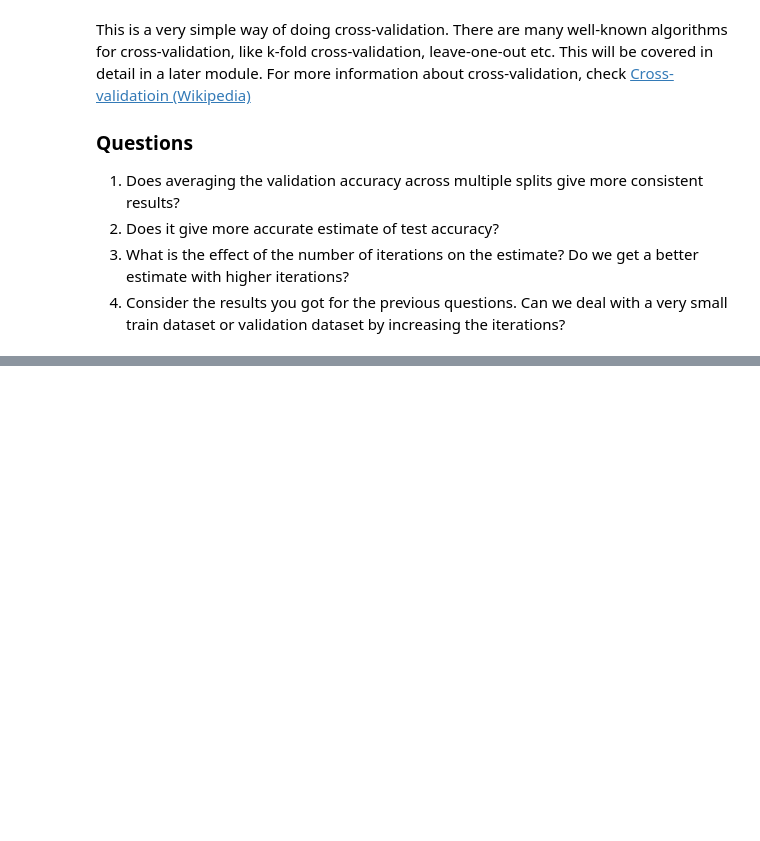
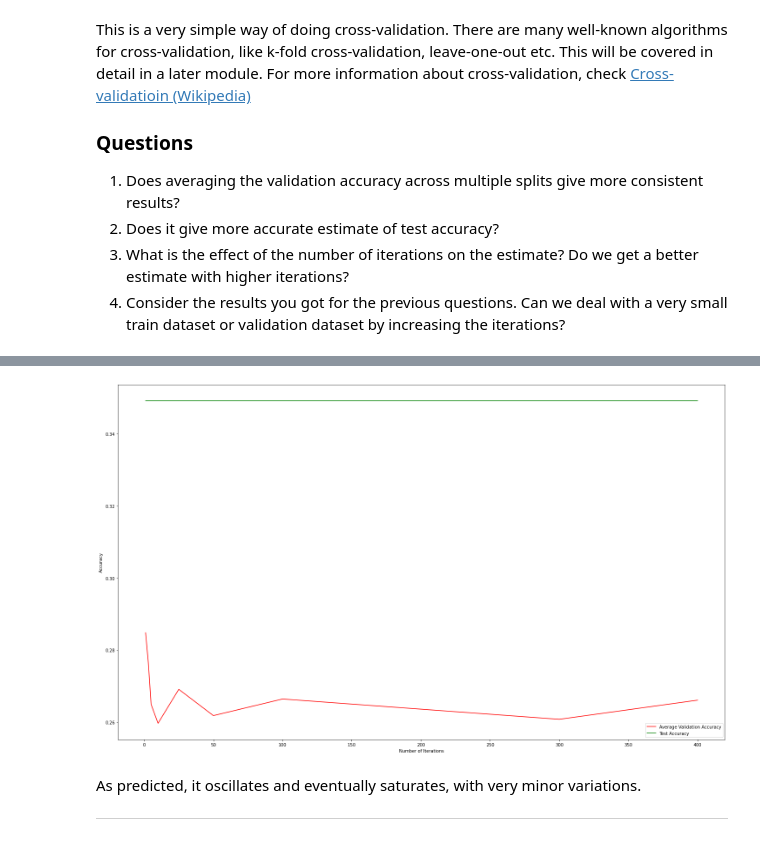
Before and after one commit to 5ury4pr454th/fmml-labs, a Jupyter notebook: Lab2_MLPractice.ipynb, the cells around one changed output, grey strips where cells are left out. Drawn from its saved outputs; the diff is of its cells as text; code cells hidden in the pictures; blank space fills up the shorter version.

```diff
--- a/Lab2_MLPractice.ipynb
+++ b/Lab2_MLPractice.ipynb
@@ -394,0 +416,25 @@ plt.show()
+# %%
+# code and plot for Q4 continued...
+
+# Code and Plot for Question 3
+
+# plotting accuracy with iterations:
+avg_accuracy_iter = []
+iterations_list = [1, 3, 5, 10, 25, 50, 100, 300, 400]
+
+for i in iterations_list:
+  avg_accuracy_iter.append(AverageAccuracy(alltraindata, alltrainlabel, 0.08/100, i, classifier=NN))
+
+plt.figure(figsize = (25,15))
+plt.plot(iterations_list, avg_accuracy_iter, label = 'Average Validation Accuracy', color = 'red')
+plt.plot(iterations_list, np.ones(len(avg_accuracy_iter)) * Accuracy(testlabel, testpred), label = 'Test Accuracy', color = 'green')
+plt.xlabel('Number of Iterations')
+plt.ylabel('Accuracy')
+plt.legend()
+plt.show()
+# %% [output]
+[figure, added]
+# %% [markdown]
+As predicted, it oscillates and eventually saturates, with very minor variations.
+
+---
```
Also changed, not shown: parts of 11 cells of this notebook.
